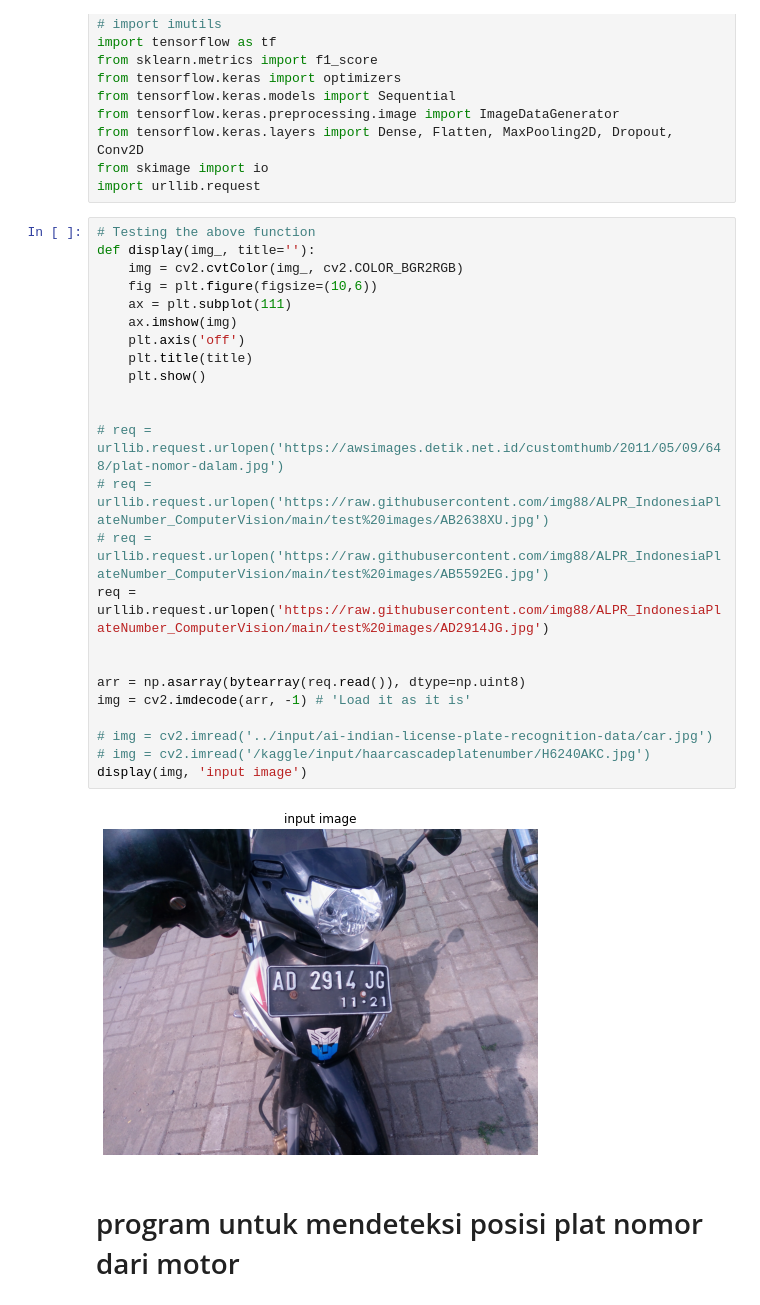
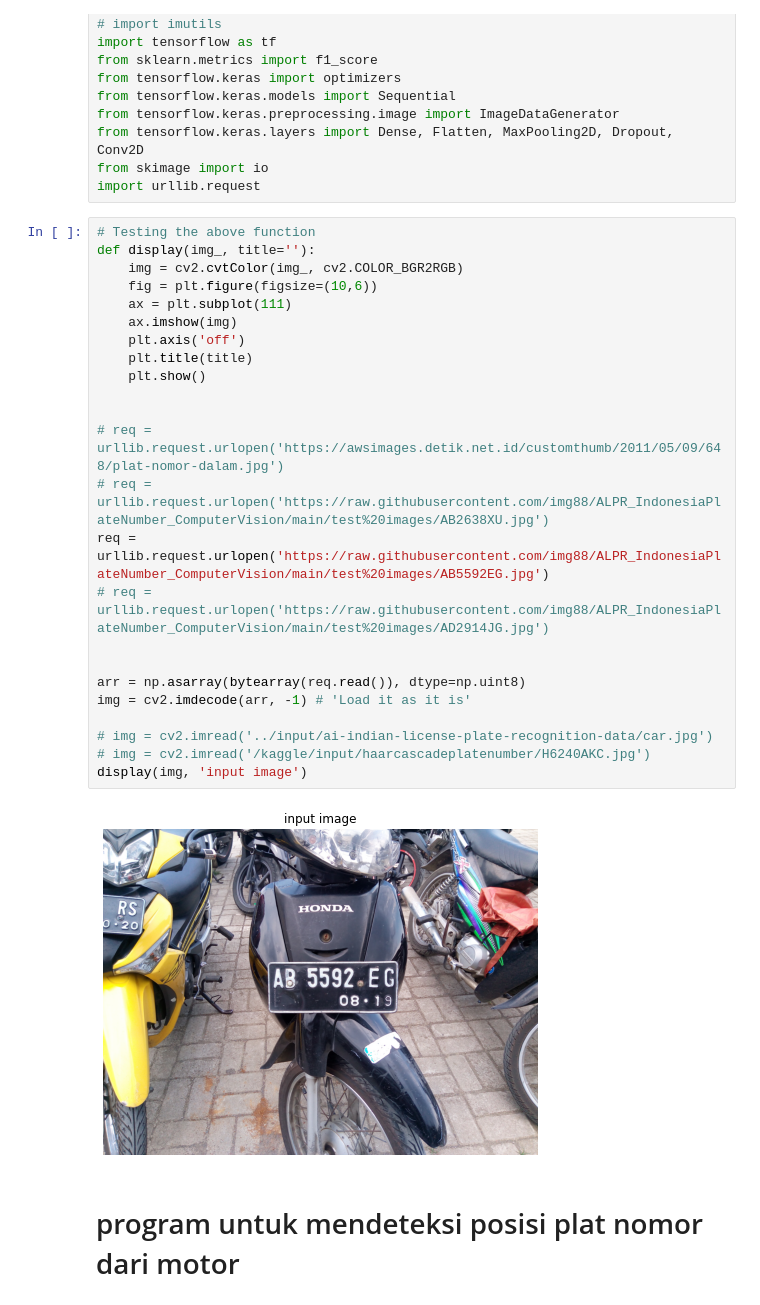
Before and after one commit to ahsanu123/ahsanu123, a Jupyter notebook: license-plate-recognition-using-cnn.ipynb, the cells around one changed output. Saved outputs shown, nothing was run; the diff lists cells and outputs as text.

Commit message:
Kaggle Notebook | License plate recognition using CNN | Version 8

```diff
--- a/license-plate-recognition-using-cnn.ipynb
+++ b/license-plate-recognition-using-cnn.ipynb
@@ -21,29 +21,29 @@ import urllib.request
 # %%
 # Testing the above function
 def display(img_, title=''):
     img = cv2.cvtColor(img_, cv2.COLOR_BGR2RGB)
     fig = plt.figure(figsize=(10,6))
     ax = plt.subplot(111)
     ax.imshow(img)
     plt.axis('off')
     plt.title(title)
     plt.show()
 
 
 # req = urllib.request.urlopen('https://awsimages.detik.net.id/customthumb/2011/05/09/648/plat-nomor-dalam.jpg')
 # req = urllib.request.urlopen('https://raw.githubusercontent.com/img88/ALPR_IndonesiaPlateNumber_ComputerVision/main/test%20images/AB2638XU.jpg')
-# req = urllib.request.urlopen('https://raw.githubusercontent.com/img88/ALPR_IndonesiaPlateNumber_ComputerVision/main/test%20images/AB5592EG.jpg')
-req = urllib.request.urlopen('https://raw.githubusercontent.com/img88/ALPR_IndonesiaPlateNumber_ComputerVision/main/test%20images/AD2914JG.jpg')
+req = urllib.request.urlopen('https://raw.githubusercontent.com/img88/ALPR_IndonesiaPlateNumber_ComputerVision/main/test%20images/AB5592EG.jpg')
+# req = urllib.request.urlopen('https://raw.githubusercontent.com/img88/ALPR_IndonesiaPlateNumber_ComputerVision/main/test%20images/AD2914JG.jpg')
 
 
 arr = np.asarray(bytearray(req.read()), dtype=np.uint8)
 img = cv2.imdecode(arr, -1) # 'Load it as it is'
 
 # img = cv2.imread('../input/ai-indian-license-plate-recognition-data/car.jpg')
 # img = cv2.imread('/kaggle/input/haarcascadeplatenumber/H6240AKC.jpg')
 display(img, 'input image')
 # %% [output]
-[figure, old version]
+[figure, new version]
 # %% [markdown]
 # program untuk mendeteksi posisi plat nomor dari motor
 # %%
```
Also changed, not shown: parts of 21 cells of this notebook.
